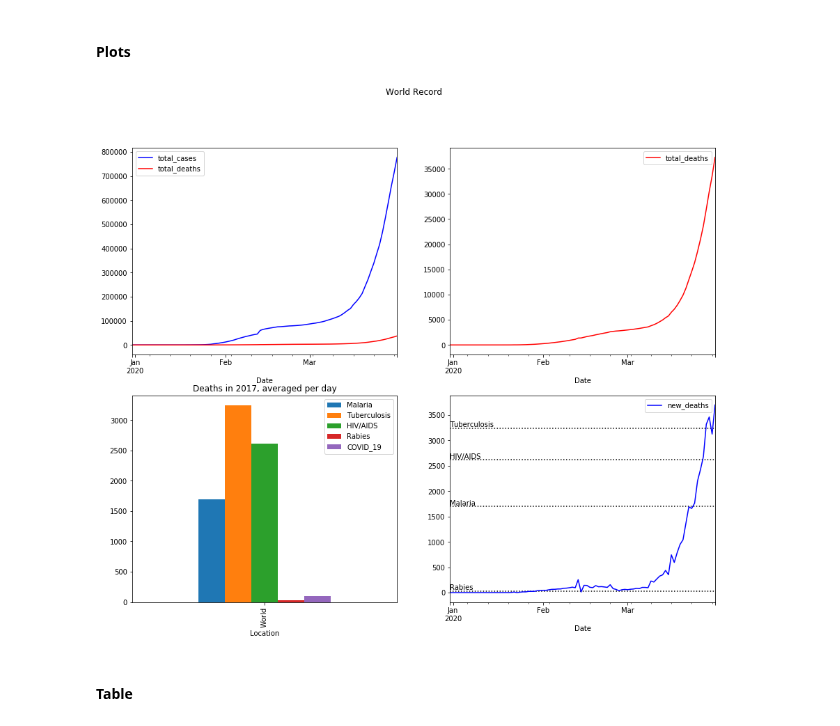
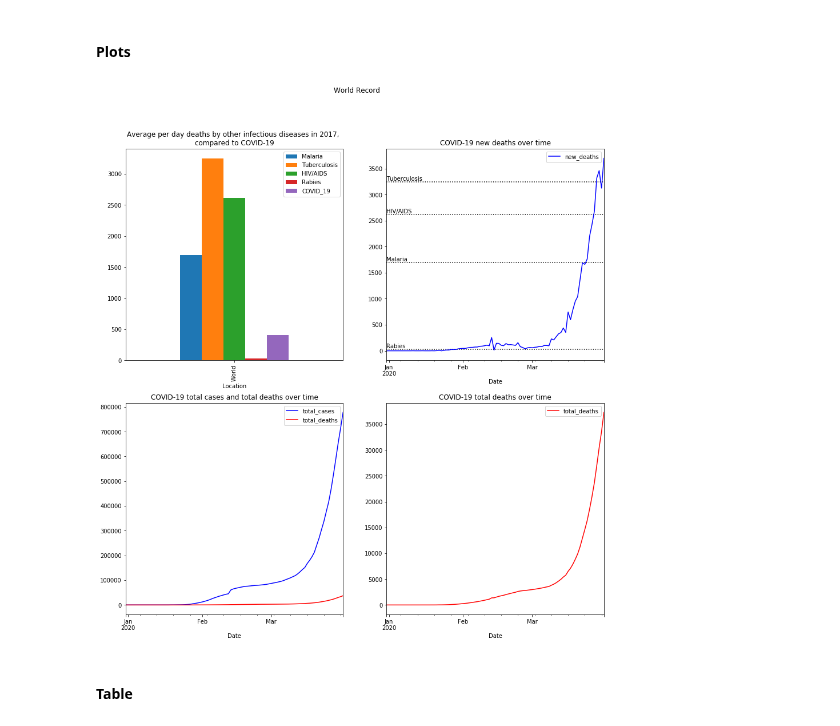
Before and after one commit to ambreen2006/Covid-19-Analysis, a Jupyter notebook: Covid-19-per-capita.ipynb, the cells around one changed output. Saved outputs shown, nothing was run; the diff lists cells and outputs as text; code cells hidden in the pictures.

Commit message:
Changed placement of chart

```diff
--- a/Covid-19-per-capita.ipynb
+++ b/Covid-19-per-capita.ipynb
@@ -161,7 +162,7 @@ world_deaths_from_infections_scaled['Tuberculosis'] = (world_deaths_from_infecti
 world_deaths_from_infections_scaled['Rabies'] = (world_deaths_from_infections['Rabies'].div(scale))
 world_deaths_from_infections_scaled['HIV/AIDS'] = (world_deaths_from_infections['HIV/AIDS'].div(scale))
 # %%
-covid_19 = world_record['total_deaths'][world_record.index == latest].div(scale)[0]
+covid_19 = world_record['total_deaths'][world_record.index == latest][0]/diff.days
 world_deaths_from_infections_scaled = world_deaths_from_infections_scaled.assign(COVID_19 = covid_19)
 # %% [markdown]
 ### Filtering for the latest data
@@ -248,34 +249,42 @@ canadian_data.rename(columns = {'Confirmed_Cases_Per_Capita':'Confirmed Cases Pe
 # %% [markdown]
 #### Plots
 # %%
-fig, ((ax1, ax2), (ax3, ax4)) = plt.subplots(2, 2, figsize = (15,12))
+fig, ((ax3, ax4), (ax1, ax2)) = plt.subplots(2, 2, figsize = (15,15))
 fig.suptitle('World Record')
 
 world_record.index.name = 'Date'
+
+# set titles
+
+ax1.set_title('COVID-19 total cases and total deaths over time')
+ax2.set_title('COVID-19 total deaths over time')
+
 diffy = 26
-ax3_title = 'Deaths in ' + str(latest_year) +', averaged per day'
+ax3_title = 'Average per day deaths by other infectious diseases in ' + str(latest_year) +', \ncompared to COVID-19'
 ax3.set_title(ax3_title)
+
+ax4.set_title('COVID-19 new deaths over time')
 
 world_record.plot(kind='line', y= ['total_cases', 'total_deaths'], color = ['blue', 'red'], ax = ax1)
 world_record.plot(kind='line', y= 'total_deaths', color = 'red', ax = ax2)
 world_deaths_from_infections_scaled.plot(kind = 'bar', ax = ax3)
 world_record.plot(kind='line', y= 'new_deaths', color = 'blue', ax = ax4)
 
 ax4.hlines(world_deaths_from_infections_scaled['Malaria'], world_record.index.min(), world_record.index.max(), linestyles = 'dotted')
 ax4.text(world_record.index.min(), world_deaths_from_infections_scaled['Malaria']+diffy, 'Malaria')
 
 ax4.hlines(world_deaths_from_infections_scaled['Rabies'], world_record.index.min(), world_record.index.max(), linestyles = 'dotted')
 ax4.text(world_record.index.min(), world_deaths_from_infections_scaled['Rabies']+diffy, 'Rabies')
 
 ax4.hlines(world_deaths_from_infections_scaled['Tuberculosis'], world_record.index.min(), world_record.index.max(), linestyles = 'dotted')
 ax4.text(world_record.index.min(), world_deaths_from_infections_scaled['Tuberculosis']+diffy, 'Tuberculosis')
 
 ax4.hlines(world_deaths_from_infections_scaled['HIV/AIDS'], world_record.index.min(), world_record.index.max(), linestyles = 'dotted')
 ax4.text(world_record.index.min(), world_deaths_from_infections_scaled['HIV/AIDS']+diffy, 'HIV/AIDS')
 
 plt.savefig('world.png', bbox_inches = 'tight')
 # %% [output]
-[figure, old version]
+[figure, new version]
 # %% [markdown]
 #### Table
 # %%
```
Also changed, not shown: parts of 2 cells of this notebook.
